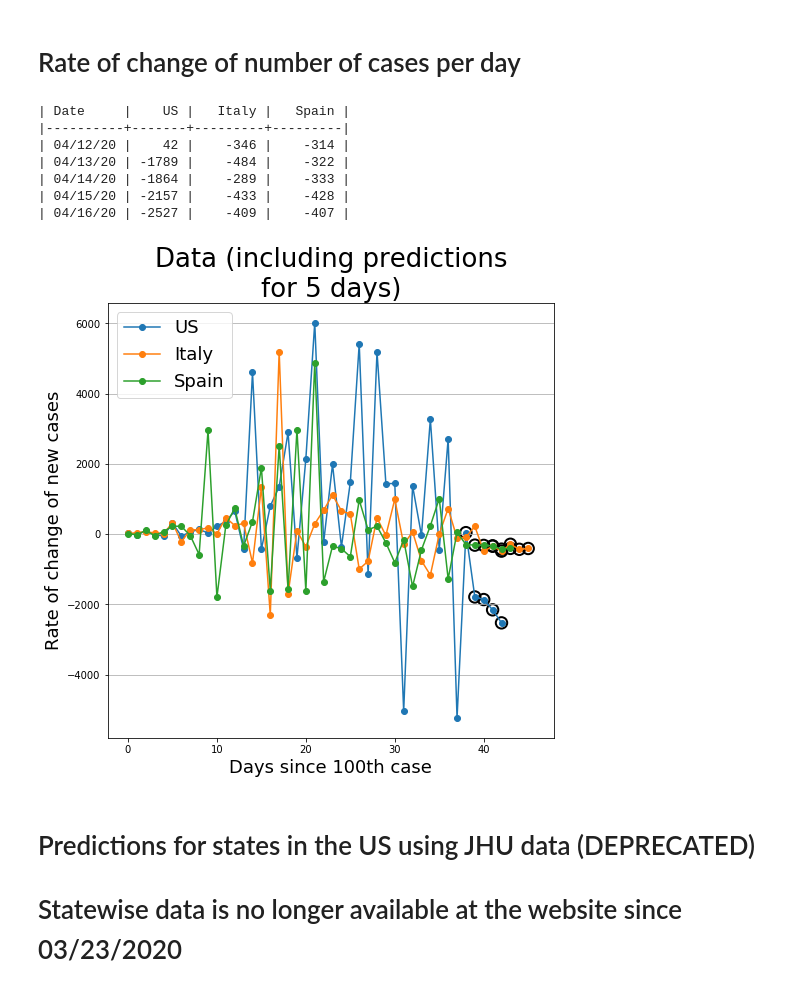
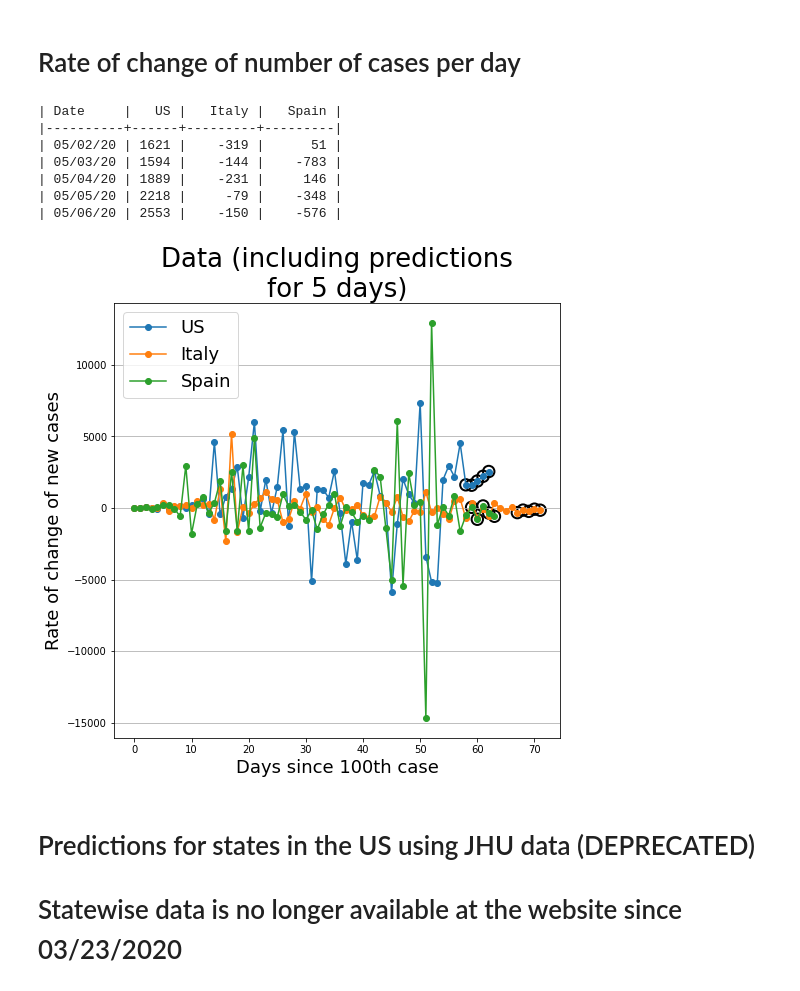
Before and after one commit to arkobarman/covid-19_timeSeriesAnalysis, a Jupyter notebook: time-series-predictions-global.ipynb, the cells around one changed output. Saved outputs shown, nothing was run; the diff lists cells and outputs as text; code cells hidden in the pictures.

Commit message:
Updated readme with screenshots, updated data for global
Updated with latest global csv
Added screenshots for predictions

```diff
--- a/time-series-predictions-global.ipynb
+++ b/time-series-predictions-global.ipynb
@@ -159,7 +159,7 @@ def getPredictionsForFuture(countryName,
             datePredList = list(zip(futureDateTimeList, predPrintList))
             # Convert individual elements of zip to a list
             datePredList = [list(elem) for elem in datePredList]
-            print(tabulate(datePredList, headers=['Date', 'Prediction'], tablefmt='orgtbl'))
+            print(tabulate(datePredList, headers=['Date', 'Prediction'], tablefmt='orgtbl', floatfmt=".0f"))
 
 
         if plot:
@@ -196,7 +196,7 @@ def getPredictionsForFuture(countryName,
         if logScale:
             plt.ylabel('Number of cases (log scale)', fontsize=18);
         else:
-            plt.ylabel('Number of cases', fontsize=18);
+            plt.ylabel('Number of cases (in millions)', fontsize=18);
 
         if grid != None:
             plt.grid(axis=grid)
@@ -204,7 +204,7 @@ def getPredictionsForFuture(countryName,
     if returnResults:
         return allData, predData
 # %%
-allData, predData = getPredictionsForFuture('India',
+allData, predData = getPredictionsForFuture('US',
                                             invertible=False,
                                             plot=True,
                                             logScale=False,
@@ -623,7 +625,7 @@ def comparePlotDaysSinceNCases_showRateOfChangeOfNewCasesPerDay(countryNamesList
                                                                 daysSince=100,
                                                                 invertible=False,
                                                                 nDaysPrediction=5,
-                                                                timeSeriesLim = 40, # Limit size of data to 40 points only
+                                                                timeSeriesLim = 500, # Limit size of data to 40 points only
                                                                 printResults=True,
                                                                 tableToUse='confirmed'):
     p, d, q = (1, 2, 2)
@@ -696,41 +698,41 @@ def comparePlotDaysSinceNCases_showRateOfChangeOfNewCasesPerDay(countryNamesList
             ax = fig.add_subplot(111)
             plotStartedFlag = True
         if logScale:
             for i in range(len(data)):
                 if data[i] == 0:
                     data[i] = np.nan
         ax.plot(data, marker='o', label=countryName);
 
         if countryName not in skipPredictionCountriesList:
             # Circle predictions
             ax.scatter(predictionPointsXCoordinateList, predictionsList, s=130, linewidth=2, facecolors='none', edgecolors='k');
 
     if printResults:
 
         headerList = ['Date']
         for countryName in countryNamesList:
             if countryName not in skipPredictionCountriesList:
                 headerList.append(countryName)
 
         print(tabulate(datePredList, headers=headerList, tablefmt='orgtbl'))
 
     ax.legend(loc='upper left', prop={'size': 18});
 #     plt.title('Data for {}'.format(countryName), fontsize=26);
     plt.title('Data (including predictions\nfor {} days)'.format(nDaysPrediction), fontsize=26);
     plt.xlabel('Days since {}th case'.format(daysSince), fontsize=18);
     plt.ylabel('Rate of change of new cases', fontsize=18);
     plt.grid(axis='y')
 
 comparePlotDaysSinceNCases_showRateOfChangeOfNewCasesPerDay(['US', 'Italy', 'Spain'], daysSince=100, invertible=False)
 # %% [output]
-| Date     |    US |   Italy |   Spain |
-|----------+-------+---------+---------|
-| 04/12/20 |    42 |    -346 |    -314 |
-| 04/13/20 | -1789 |    -484 |    -322 |
-| 04/14/20 | -1864 |    -289 |    -333 |
-| 04/15/20 | -2157 |    -433 |    -428 |
-| 04/16/20 | -2527 |    -409 |    -407 |
+| Date     |   US |   Italy |   Spain |
+|----------+------+---------+---------|
+| 05/02/20 | 1621 |    -319 |      51 |
+| 05/03/20 | 1594 |    -144 |    -783 |
+| 05/04/20 | 1889 |    -231 |     146 |
+| 05/05/20 | 2218 |     -79 |    -348 |
+| 05/06/20 | 2553 |    -150 |    -576 |
-[figure, old version]
+[figure, new version]
 # %% [markdown]
 # Predictions for states in the US using JHU data (DEPRECATED)
 # Statewise data is no longer available at the website since 03/23/2020
```
Also changed, not shown: parts of 6 cells of this notebook, 6 other files.
